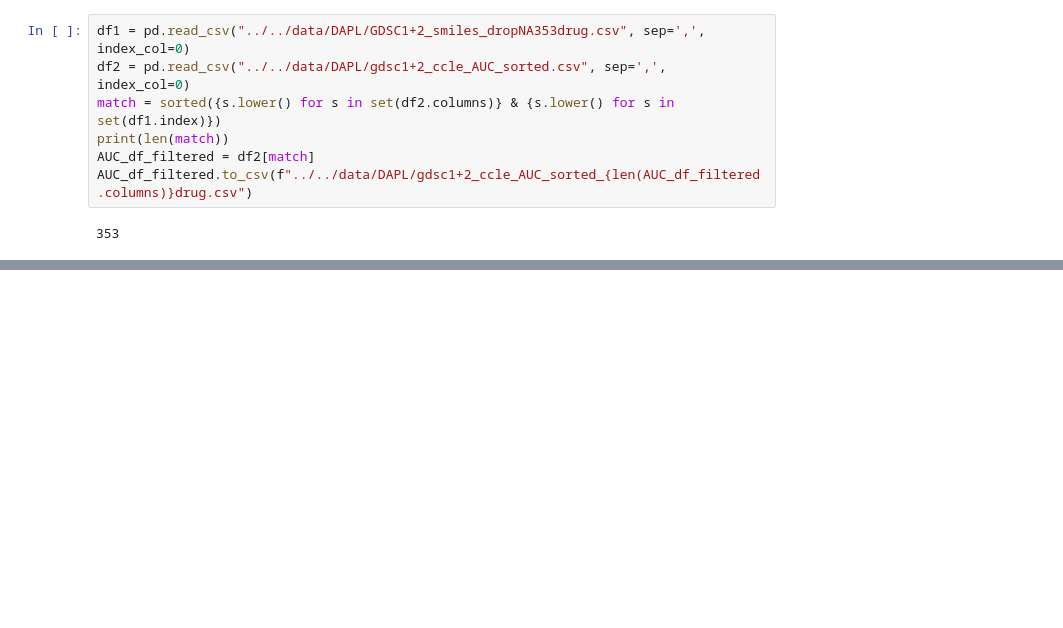
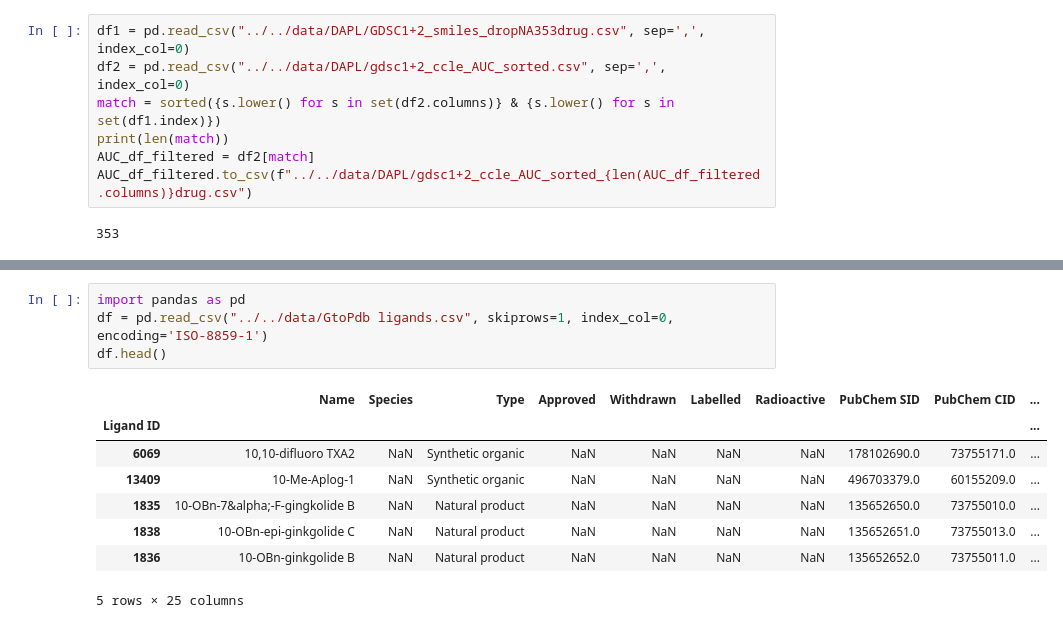
Before and after one commit to chiu-kai/ESPF_OMICS, a Jupyter notebook: utils/map_broadID to CID.ipynb, the cells around one changed output, grey strips where cells are left out. Saved outputs shown, nothing was run; the diff lists cells and outputs as text; blank space fills up the shorter version.

```diff
--- a/utils/map_broadID to CID.ipynb
+++ b/utils/map_broadID to CID.ipynb
@@ -251,0 +315,13 @@ AUC_df_filtered.to_csv(f"../../data/DAPL/gdsc1+2_ccle_AUC_sorted_{len(AUC_df_fil
+# %%
+import pandas as pd
+df = pd.read_csv("../../data/GtoPdb ligands.csv", skiprows=1, index_col=0, encoding='ISO-8859-1')
+df.head()
+# %% [output]
+|  | Name | Species | Type | Approved | Withdrawn | Labelled | Radioactive | PubChem SID | PubChem CID | ... |
+| Ligand ID |  |  |  |  |  |  |  |  |  | ... |
+| 6069 | 10,10-difluoro TXA2 | NaN | Synthetic organic | NaN | NaN | NaN | NaN | 178102690.0 | 73755171.0 | ... |
+| 13409 | 10-Me-Aplog-1 | NaN | Synthetic organic | NaN | NaN | NaN | NaN | 496703379.0 | 60155209.0 | ... |
+| 1835 | 10-OBn-7&alpha;-F-gingkolide B | NaN | Natural product | NaN | NaN | NaN | NaN | 135652650.0 | 73755010.0 | ... |
+| 1838 | 10-OBn-epi-ginkgolide C | NaN | Natural product | NaN | NaN | NaN | NaN | 135652651.0 | 73755013.0 | ... |
+| 1836 | 10-OBn-ginkgolide B | NaN | Natural product | NaN | NaN | NaN | NaN | 135652652.0 | 73755011.0 | ... |
+5 rows × 25 columns
```
Also changed, not shown: parts of 10 cells of this notebook, 14 other files.
